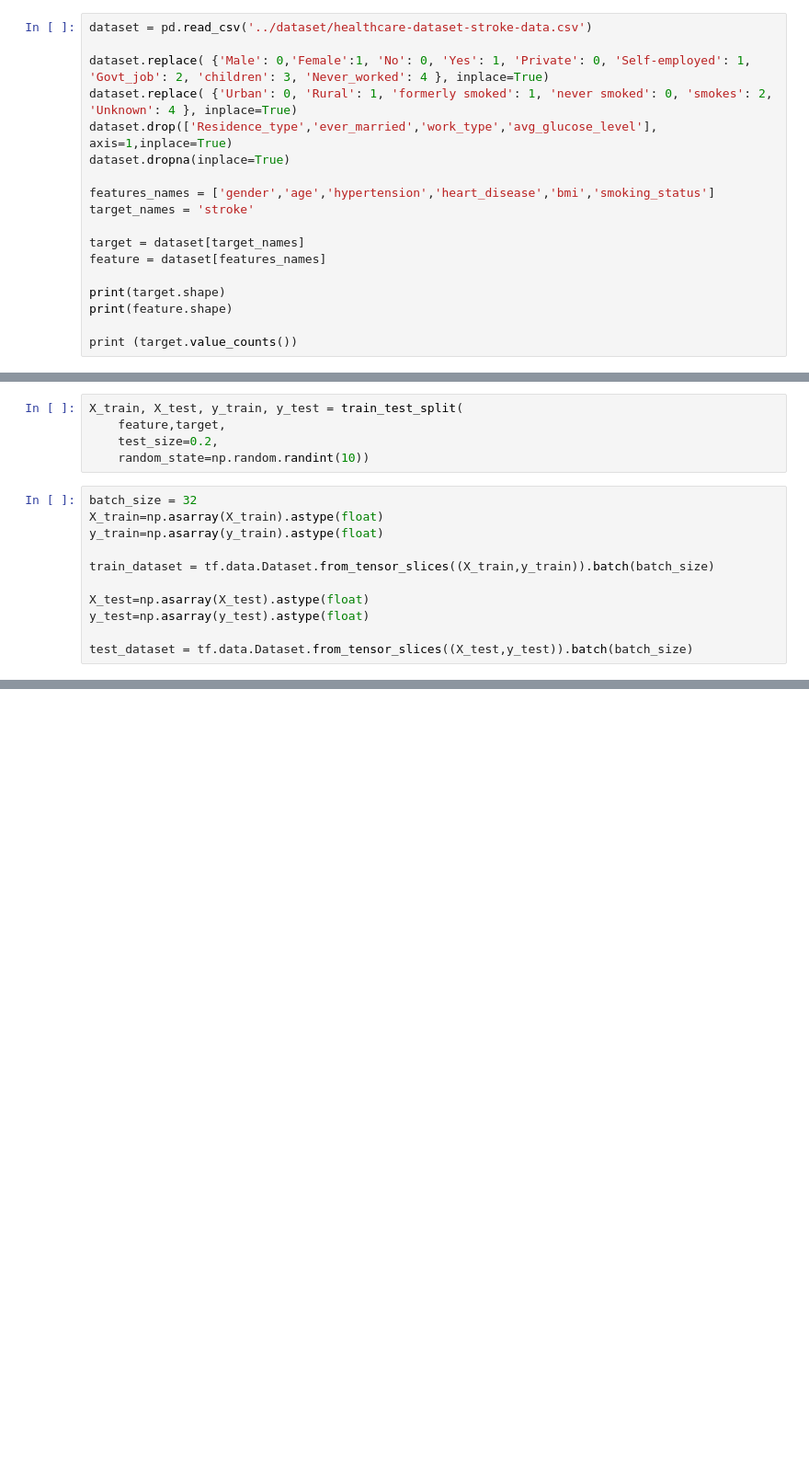
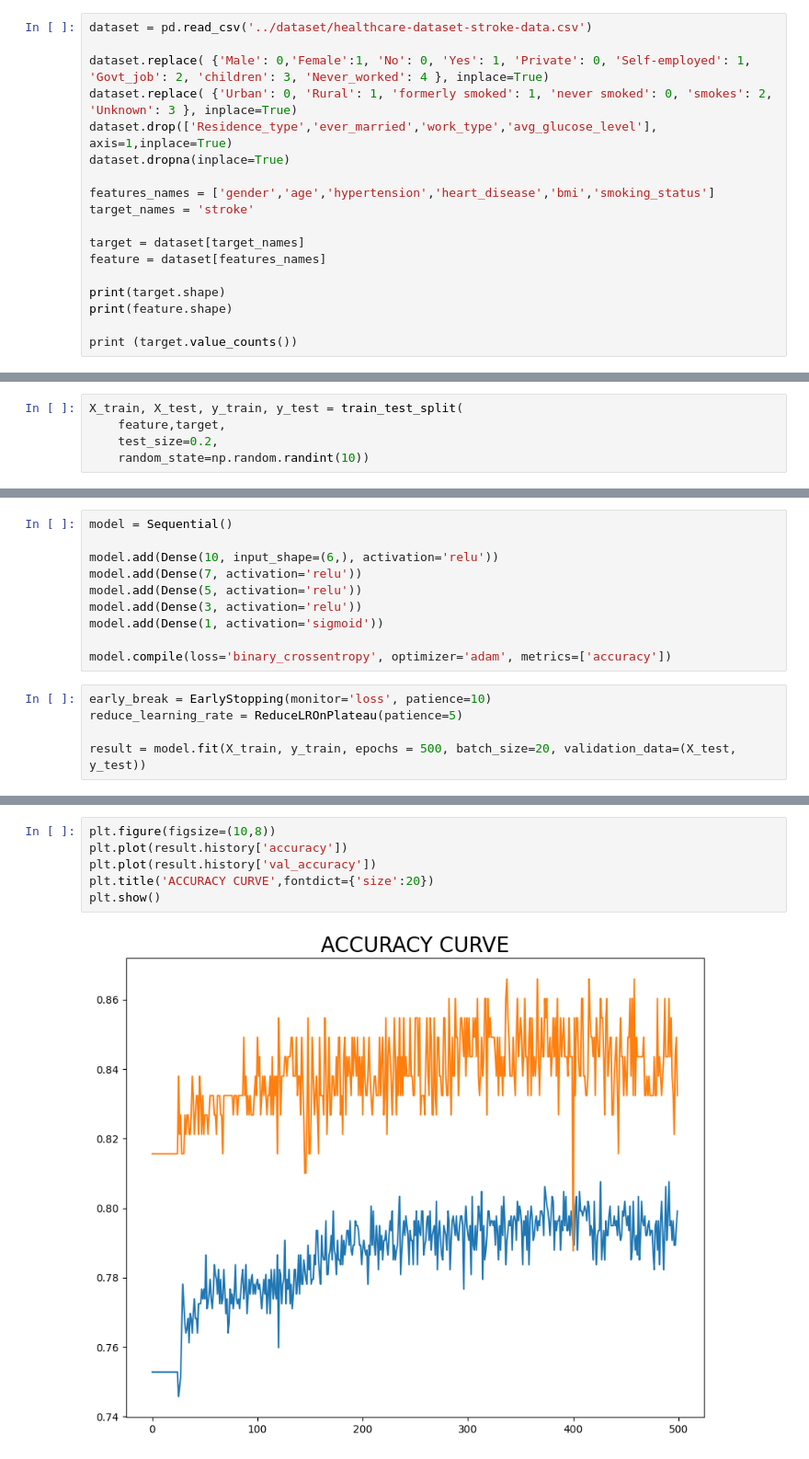
Before and after one commit to CandaceCheung/Health-Assistant, a Jupyter notebook: stroke/notebook/stroke.ipynb, the cells around one changed output, grey strips where cells are left out. Shown: that part at 92% size. Drawn from its saved outputs; the diff is of its cells as text; blank space fills up the shorter version.

Commit message:
update stroke model, js, html, knex and inforoute

```diff
--- a/stroke/notebook/stroke.ipynb
+++ b/stroke/notebook/stroke.ipynb
@@ -11,7 +16,7 @@ import pandas as pd
 dataset = pd.read_csv('../dataset/healthcare-dataset-stroke-data.csv')
 
 dataset.replace( {'Male': 0,'Female':1, 'No': 0, 'Yes': 1, 'Private': 0, 'Self-employed': 1, 'Govt_job': 2, 'children': 3, 'Never_worked': 4 }, inplace=True)
-dataset.replace( {'Urban': 0, 'Rural': 1, 'formerly smoked': 1, 'never smoked': 0, 'smokes': 2, 'Unknown': 4 }, inplace=True)
+dataset.replace( {'Urban': 0, 'Rural': 1, 'formerly smoked': 1, 'never smoked': 0, 'smokes': 2, 'Unknown': 3 }, inplace=True)
 dataset.drop(['Residence_type','ever_married','work_type','avg_glucose_level'], axis=1,inplace=True)
 dataset.dropna(inplace=True)
 
@@ -36,14 +41,3 @@ X_train, X_test, y_train, y_test = train_test_split(
     feature,target,
     test_size=0.2,
     random_state=np.random.randint(10))
-# %%
-batch_size = 32
-X_train=np.asarray(X_train).astype(float)
-y_train=np.asarray(y_train).astype(float)
-
-train_dataset = tf.data.Dataset.from_tensor_slices((X_train,y_train)).batch(batch_size)
-
-X_test=np.asarray(X_test).astype(float)
-y_test=np.asarray(y_test).astype(float)
-
-test_dataset = tf.data.Dataset.from_tensor_slices((X_test,y_test)).batch(batch_size)
@@ -195,0 +44,15 @@ tf.Tensor([ -7.593065 -11.031267], shape=(2,), dtype=float32)
+# %%
+model = Sequential()
+
+model.add(Dense(10, input_shape=(6,), activation='relu'))
+model.add(Dense(7, activation='relu'))
+model.add(Dense(5, activation='relu'))
+model.add(Dense(3, activation='relu'))
+model.add(Dense(1, activation='sigmoid'))
+
+model.compile(loss='binary_crossentropy', optimizer='adam', metrics=['accuracy'])
+# %%
+early_break = EarlyStopping(monitor='loss', patience=10)
+reduce_learning_rate = ReduceLROnPlateau(patience=5)
+
+result = model.fit(X_train, y_train, epochs = 500, batch_size=20, validation_data=(X_test, y_test))
@@ -195,0 +82,8 @@ tf.Tensor([ -7.593065 -11.031267], shape=(2,), dtype=float32)
+# %%
+plt.figure(figsize=(10,8))
+plt.plot(result.history['accuracy'])
+plt.plot(result.history['val_accuracy'])
+plt.title('ACCURACY CURVE',fontdict={'size':20})
+plt.show()
+# %% [output]
+[figure, added]
```
Also changed, not shown: parts of 16 cells of this notebook, 4 other files.
